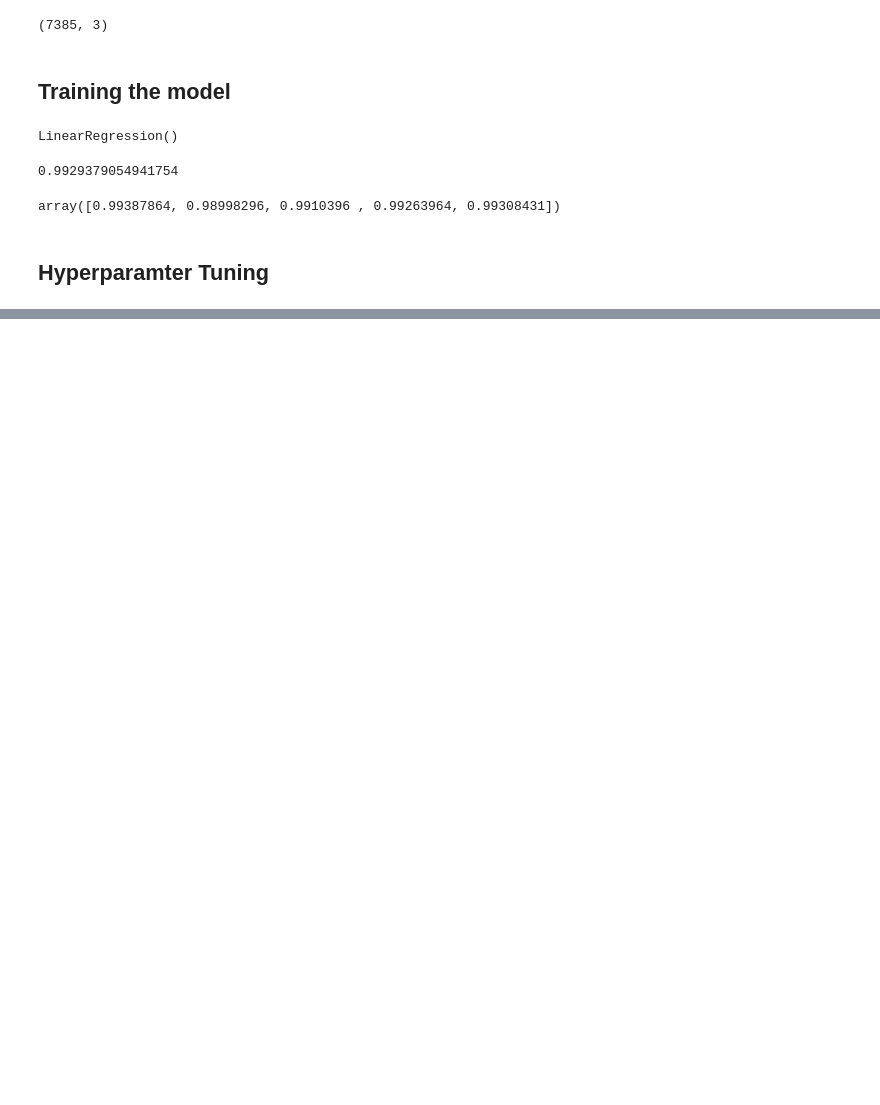
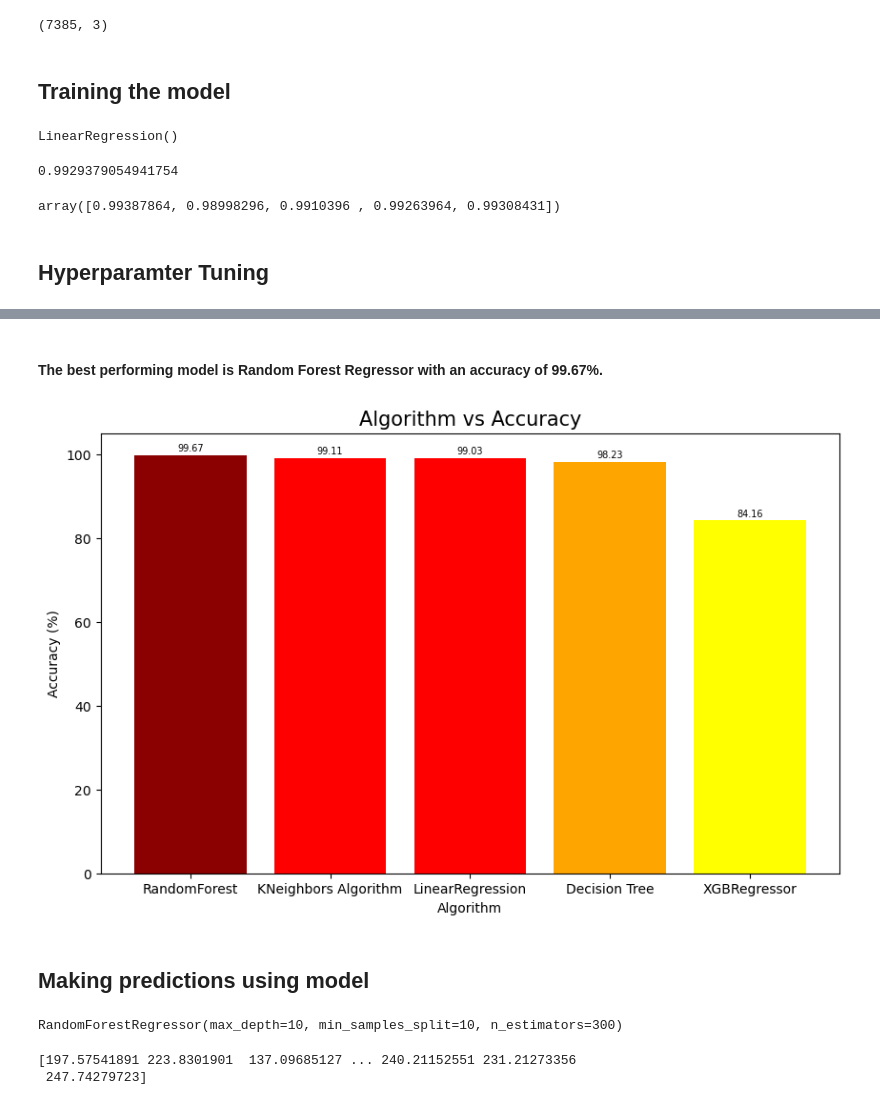
Before and after one commit to Laasyakshara25/Co2-Emissions-Forecasting-Using-Regression, a Jupyter notebook: Co2 Emissions forecasting.ipynb, the cells around one changed output, grey strips where cells are left out. Saved outputs shown, nothing was run; the diff lists cells and outputs as text; code cells hidden in the pictures; blank space fills up the shorter version.

```diff
--- a/Co2 Emissions forecasting.ipynb
+++ b/Co2 Emissions forecasting.ipynb
@@ -617,0 +641,39 @@ for name, result in best_models.items():
+# %% [markdown]
+#### The best performing model is Random Forest Regressor with an accuracy of 99.67%.
+# %%
+import matplotlib.pyplot as plt
+
+model_names = ['RandomForest', 'KNeighbors Algorithm', 'LinearRegression', 'Decision Tree', 'XGBRegressor']
+accuracies = [99.67, 99.11, 99.03, 98.23, 84.16]
+
+colors = ['darkred' if acc >= 99.5 else 'red' if acc >= 99 else 'orange' if acc >= 98 else 'yellow' for acc in accuracies]
+
+plt.figure(figsize=(10, 6))
+bars = plt.bar(model_names, accuracies, color=colors)
+
+for bar in bars:
+    plt.text(bar.get_x() + bar.get_width() / 2, bar.get_height() + 1,
+             f'{bar.get_height():.2f}', ha='center', fontsize=7)
+
+plt.title('Algorithm vs Accuracy', fontsize=15)
+plt.xlabel('Algorithm', fontsize=10)
+plt.ylabel('Accuracy (%)', fontsize=10)
+plt.ylim(0, 105)
+
+plt.savefig('algorithm_vs_accuracy.png', dpi=250, bbox_inches='tight')
+plt.show()
+# %% [output]
+[figure, added]
+# %% [markdown]
+## Making predictions using model
+# %%
+model = RandomForestRegressor(max_depth=10, min_samples_split=10, n_estimators=300)
+model.fit(X_train, y_train)
+# %% [output]
+RandomForestRegressor(max_depth=10, min_samples_split=10, n_estimators=300)
+# %%
+y_pred = model.predict(X)
+print(y_pred)
+# %% [output]
+[197.57541891 223.8301901  137.09685127 ... 240.21152551 231.21273356
+ 247.74279723]
```
Also changed, not shown: parts of 10 cells of this notebook, 3 other files.
